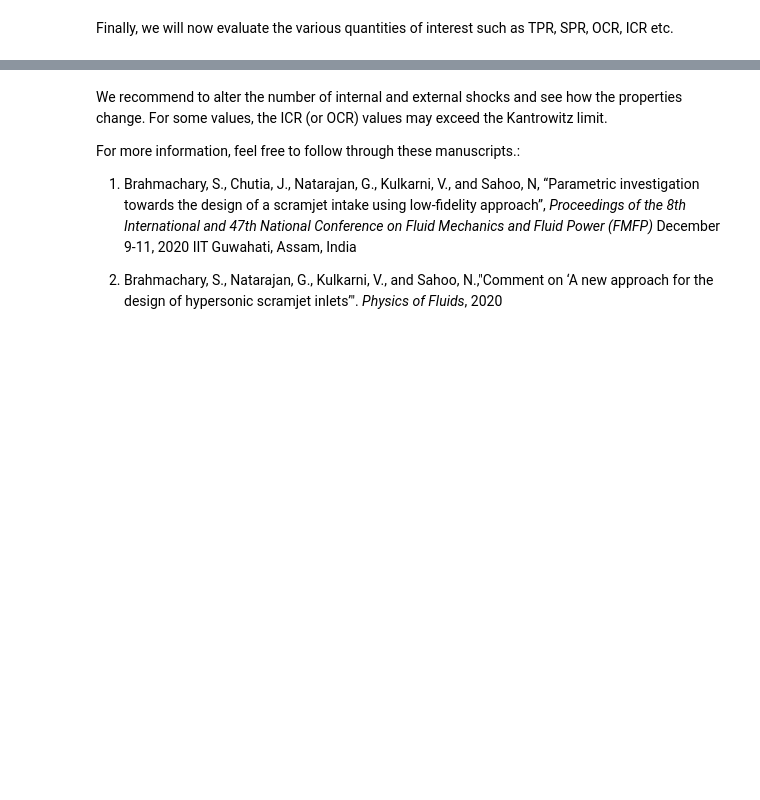
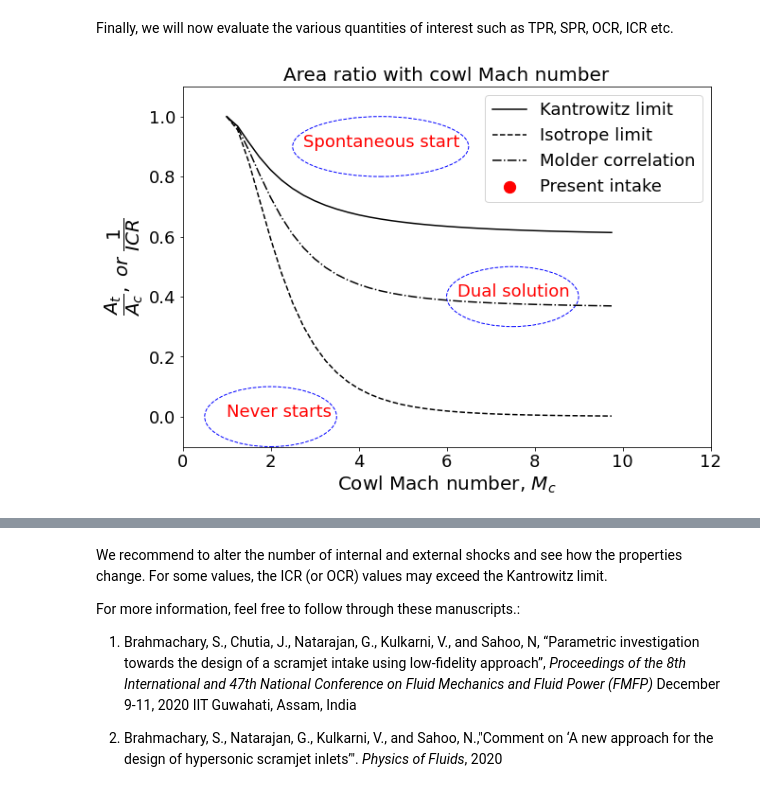
Before and after one commit to shuvayanb/LFF-for-design-and-optimisation, a Jupyter notebook: LFF_Scramjet_intake.ipynb, the cells around one changed output, grey strips where cells are left out. Saved outputs shown, nothing was run; the diff lists cells and outputs as text; code cells hidden in the pictures; blank space fills up the shorter version.

```diff
--- a/LFF_Scramjet_intake.ipynb
+++ b/LFF_Scramjet_intake.ipynb
@@ -565,3 +548,101 @@ temp_molder = 1/ ((S/temp_Kl) + ((1-S)/temp_iso))
 # %% [markdown]
 Finally, we will now evaluate the various quantities of interest such as TPR, SPR, OCR, ICR etc.
+# %%
+# Start / Unstart from area ratio
+
+from matplotlib import patches
+from matplotlib.patches import Ellipse
+
+
+# OCR, Overall Contraction ratio, as defined in Veillard et al. 08, JPP : i.e. ratio of Ainf to Ath
+# ICR, Internal Contraction ratio, as defined in Veillard et al. 08, JPP : i.e. ratio of Acowl to Ath
+
+OCR = Ai/At # Overall contraction ratio
+
+ICR = Ac/At # Internal contraction ratio
+
+
+
+def area_ratio(M_temp):
+
+    M_c = M_temp
+
+    temp1 = ((gamma_Y+1)*M_c*M_c)/(((gamma_Y-1)*M_c*M_c) + 2);
+    temp2 = pow(temp1,(gamma_Y/(gamma_Y-1)));
+    temp3 = temp2/M_c;
+    temp1 = (gamma_Y+1)/((2*gamma_Y*M_c*M_c)-(gamma_Y-1));
+    temp2 = pow(temp1,(1/(gamma_Y-1)));
+    temp1 = (2+((gamma_Y-1)*M_c*M_c))/(gamma_Y+1);
+    temp4 = pow(temp1,((gamma_Y+1)/(2*(gamma_Y-1))));
+
+    temp_Kl = temp3*temp2*temp4; # Kantrowitz limit
+
+    temp1 = (2/(gamma_Y+1))*(1+((gamma_Y-1)*0.5*M_c*M_c))
+    temp2 = pow(temp1,((gamma_Y+1)/(2*(gamma_Y-1))))
+
+    temp_iso = temp2/M_c # Isothermal limit
+
+    S = 0.6;
+
+    temp_molder = 1/ ((S/temp_Kl) + ((1-S)/temp_iso))
+
+    return temp_Kl,temp_iso,temp_molder
+
+plt.figure(figsize=(10, 7))
+ax = plt.gca()
+
+Kw = []
+iso = []
+molder = []
+index = []
+
+for i in np.arange(1.0,10.0,0.25):
+    K, iss, ml = area_ratio(i)
+
+    Kw.append(1/K)
+    iso.append(1/iss)
+    molder.append(1/ml)
+    index.append(i)
+
+plt.xlim([0, 12])
+plt.ylim([-0.1, 1.1])
+
+plt.plot(index,Kw, 'k', linestyle="-", label='Kantrowitz limit')
+plt.plot(index,iso, 'k', linestyle="--", label='Isotrope limit')
+plt.plot(index,molder, 'k', linestyle="-.", label='Molder correlation')
+plt.scatter(M[n],1/ICR, s=150, marker='o',c='r', label = 'Present intake')
+
+ellipse1 = Ellipse((7.5, 0.4), 3.0, 0.2,
+                     angle=0, linewidth=1, fill=False, zorder=2, edgecolor='b',linestyle='--')
+
+ax.add_patch(ellipse1)
+
+
+plt.text(6.25,0.4, "Dual solution", c='r')
+
+
+ellipse2 = Ellipse((4.5, 0.9), 4.0, 0.2,
+                     angle=0, linewidth=1, fill=False, zorder=2, edgecolor='b',linestyle='--')
+
+ax.add_patch(ellipse2)
+plt.text(2.75,0.9, "Spontaneous start", c='r')
+
+ellipse3 = Ellipse((2.0, 0.0), 3.0, 0.2,
+                     angle=0, linewidth=1, fill=False, zorder=2, edgecolor='b',linestyle='--')
+
+ax.add_patch(ellipse3)
+plt.text(1.0,0.0, "Never starts", c='r')
+
+
+plt.title('Area ratio with cowl Mach number', fontsize = 20)
+plt.xlabel('Cowl Mach number, $M_c$',fontsize=20)
+plt.ylabel('$ \dfrac{A_t}{A_c},\ or \ \dfrac{1}{ICR}$',fontsize=20)
+plt.tick_params(labelsize=18)
+plt.legend(loc="upper right")
+
+
+
+plt.show()
+# %% [output]
+[figure, added]
 # %%
```
Also changed, not shown: parts of 8 cells of this notebook.
